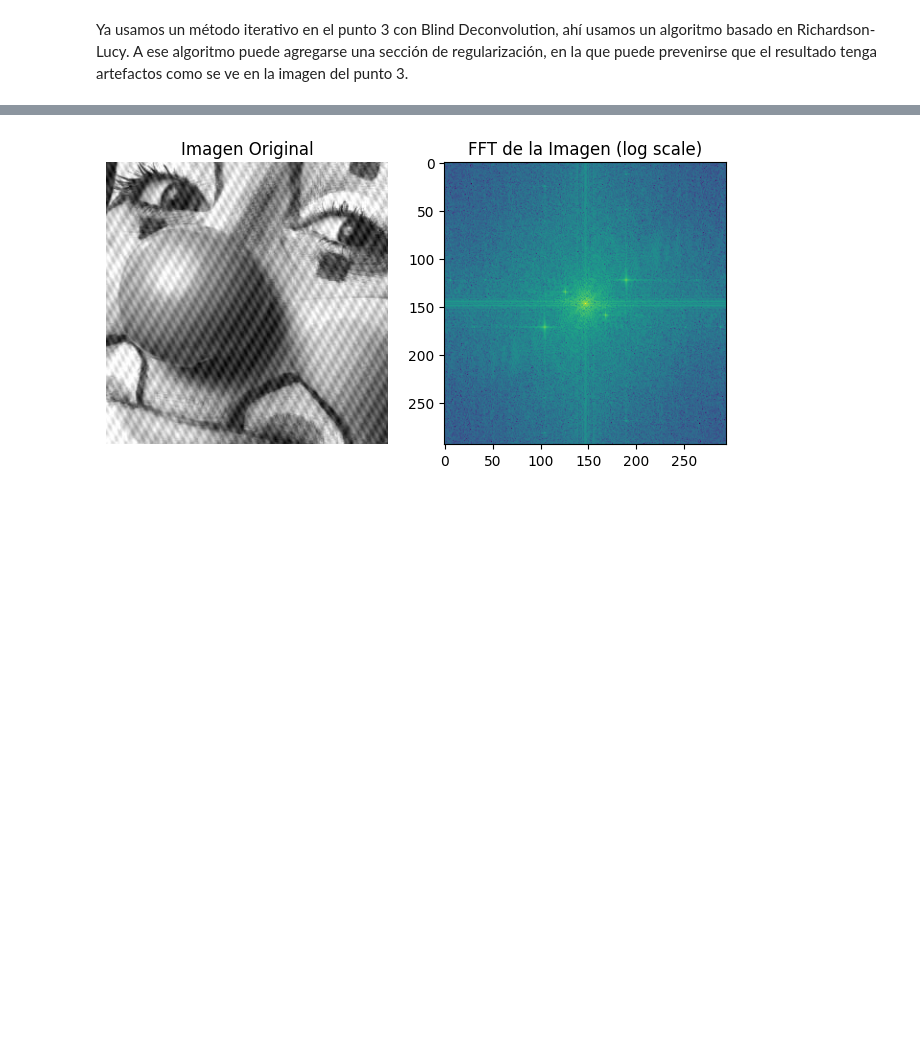
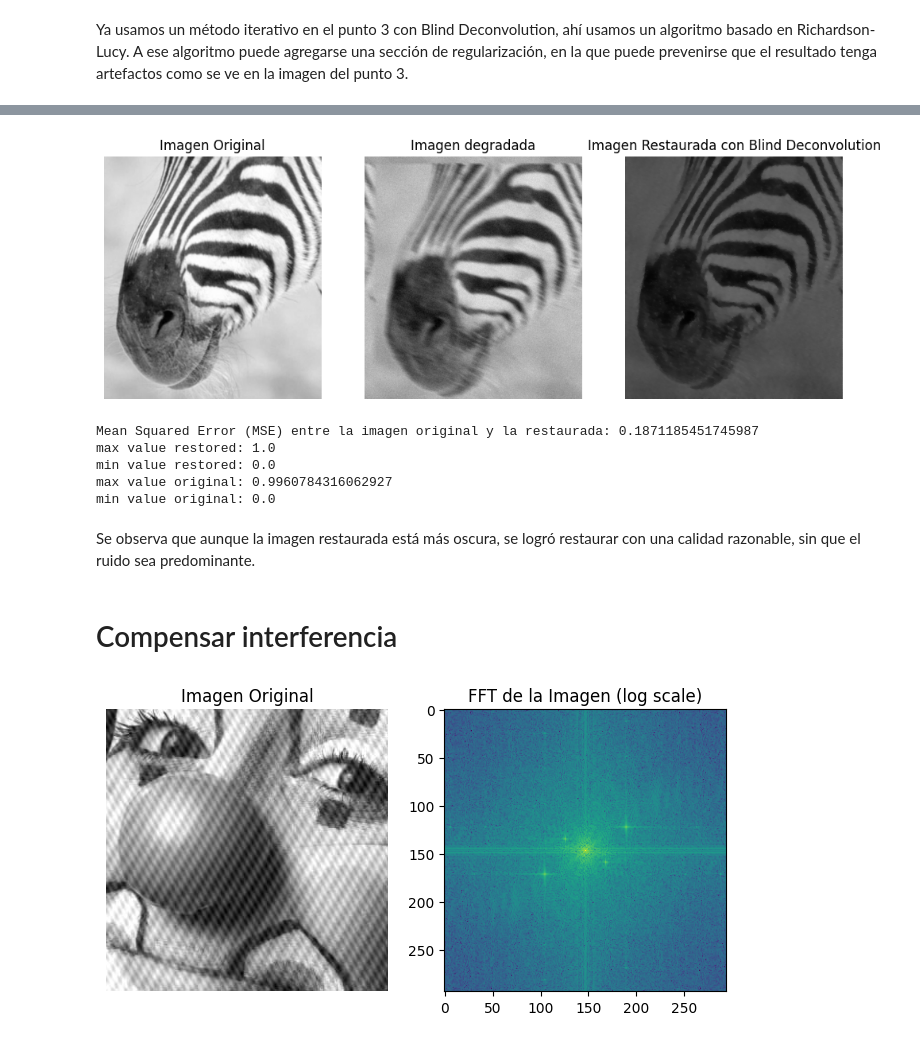
Before and after one commit to ProcDeImagenes-2025/TP5, a Jupyter notebook: tp5_code.ipynb, the cells around one changed output, grey strips where cells are left out. Drawn from its saved outputs; the diff is of its cells as text; code cells hidden in the pictures; blank space fills up the shorter version.

Commit message:
entregar

```diff
--- a/tp5_code.ipynb
+++ b/tp5_code.ipynb
@@ -519,3 +512,44 @@ plt.show()
+# %%
+kernel_size = 35
+img = cv2.imread('zebra.png', cv2.IMREAD_GRAYSCALE).astype(np.float32) / 255.0
+psf = motion_psf(length=55, angle=20, psf_size=kernel_size)
+blurred = apply_filter(img, psf)
+blurred_noisy_img = apply_noise(blurred, std=0.05)
+restored_RL = richardson_lucy_reg(blurred_noisy_img, psf, num_iterations=200, reg_param=0.01, reg_type='TV')
+restored_RL = (restored_RL - restored_RL.min()) / (restored_RL.max() - restored_RL.min())
+plt.figure(figsize=(12, 4))
+plt.subplot(1, 3, 1)
+plt.title('Imagen Original')
+plt.imshow(img, cmap='gray')
+plt.axis('off')
+plt.subplot(1, 3, 2)
+plt.title('Imagen degradada')
+plt.imshow(blurred_noisy_img, cmap='gray')
+plt.axis('off')
+plt.subplot(1, 3, 3)
+plt.title('Imagen Restaurada con Blind Deconvolution')
+plt.imshow(restored_RL, cmap='gray')
+plt.axis('off')
+plt.show()
+# %% [output]
+[figure, new version]
+# %%
+MSE = np.mean((img - restored_RL) ** 2)
+print(f'Mean Squared Error (MSE) entre la imagen original y la restaurada: {MSE}')
+print(f'max value restored: {restored_RL.max()}')
+print(f'min value restored: {restored_RL.min()}')
+print(f'max value original: {img.max()}')
+print(f'min value original: {img.min()}')
+# %% [output]
+Mean Squared Error (MSE) entre la imagen original y la restaurada: 0.1871185451745987
+max value restored: 1.0
+min value restored: 0.0
+max value original: 0.9960784316062927
+min value original: 0.0
+# %% [markdown]
+Se observa que aunque la imagen restaurada está más oscura, se logró restaurar con una calidad razonable, sin que el ruido sea predominante.
+# %% [markdown]
+# Compensar interferencia
 # %%
 img = cv2.imread('clown.jpg', cv2.IMREAD_GRAYSCALE)
 img_fft = np.fft.fft2(img)
```
Also changed, not shown: parts of 21 cells of this notebook.
